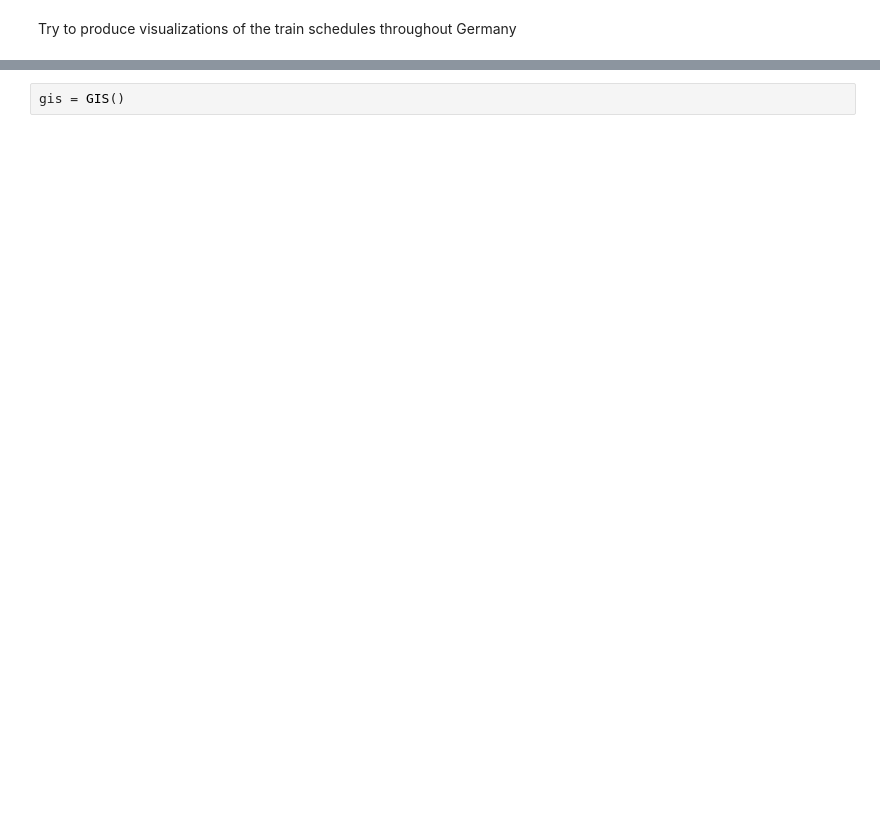
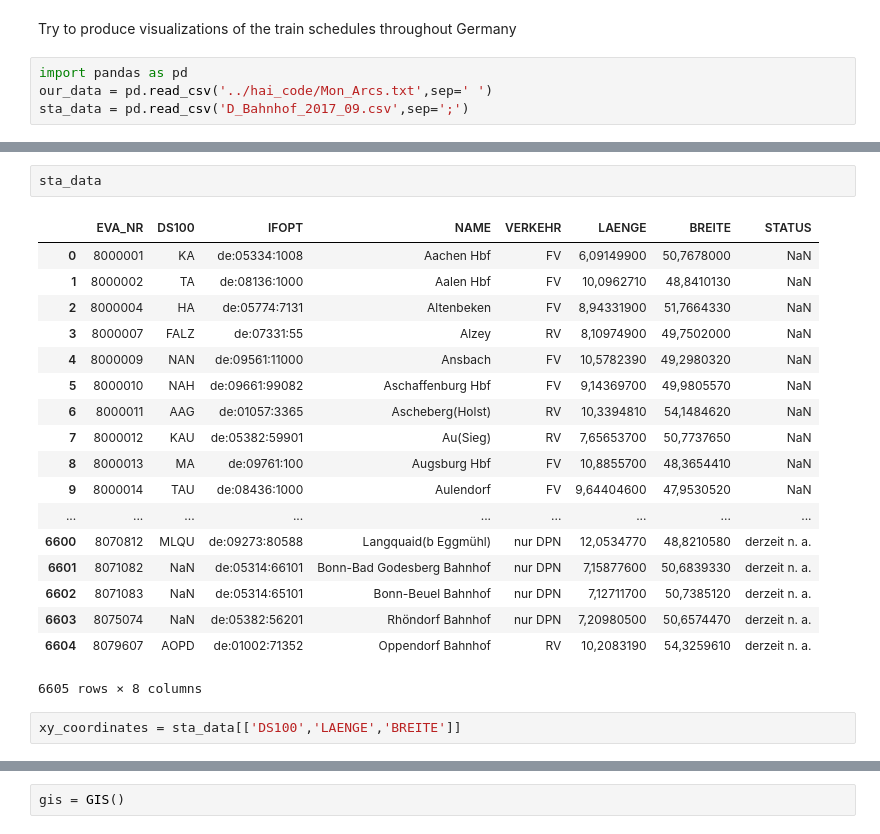
Before and after one commit to hainguyen93/grips-2019, a Jupyter notebook: ruby_code/Mapping.ipynb, the cells around one changed output, grey strips where cells are left out. Saved outputs shown, nothing was run; the diff lists cells and outputs as text; blank space fills up the shorter version.

```diff
--- a/ruby_code/Mapping.ipynb
+++ b/ruby_code/Mapping.ipynb
@@ -1,2 +1,6 @@
 # %% [markdown]
 Try to produce visualizations of the train schedules throughout Germany
+# %%
+import pandas as pd
+our_data = pd.read_csv('../hai_code/Mon_Arcs.txt',sep=' ')
+sta_data = pd.read_csv('D_Bahnhof_2017_09.csv',sep=';')
@@ -2,0 +28,23 @@ Try to produce visualizations of the train schedules throughout Germany
+# %%
+sta_data
+# %% [output]
+|  | EVA_NR | DS100 | IFOPT | NAME | VERKEHR | LAENGE | BREITE | STATUS |
+| 0 | 8000001 | KA | de:05334:1008 | Aachen Hbf | FV | 6,09149900 | 50,7678000 | NaN |
+| 1 | 8000002 | TA | de:08136:1000 | Aalen Hbf | FV | 10,0962710 | 48,8410130 | NaN |
+| 2 | 8000004 | HA | de:05774:7131 | Altenbeken | FV | 8,94331900 | 51,7664330 | NaN |
+| 3 | 8000007 | FALZ | de:07331:55 | Alzey | RV | 8,10974900 | 49,7502000 | NaN |
+| 4 | 8000009 | NAN | de:09561:11000 | Ansbach | FV | 10,5782390 | 49,2980320 | NaN |
+| 5 | 8000010 | NAH | de:09661:99082 | Aschaffenburg Hbf | FV | 9,14369700 | 49,9805570 | NaN |
+| 6 | 8000011 | AAG | de:01057:3365 | Ascheberg(Holst) | RV | 10,3394810 | 54,1484620 | NaN |
+| 7 | 8000012 | KAU | de:05382:59901 | Au(Sieg) | RV | 7,65653700 | 50,7737650 | NaN |
+| 8 | 8000013 | MA | de:09761:100 | Augsburg Hbf | FV | 10,8855700 | 48,3654410 | NaN |
+| 9 | 8000014 | TAU | de:08436:1000 | Aulendorf | FV | 9,64404600 | 47,9530520 | NaN |
+| ... | ... | ... | ... | ... | ... | ... | ... | ... |
+| 6600 | 8070812 | MLQU | de:09273:80588 | Langquaid(b Eggmühl) | nur DPN | 12,0534770 | 48,8210580 | derzeit n. a. |
+| 6601 | 8071082 | NaN | de:05314:66101 | Bonn-Bad Godesberg Bahnhof | nur DPN | 7,15877600 | 50,6839330 | derzeit n. a. |
+| 6602 | 8071083 | NaN | de:05314:65101 | Bonn-Beuel Bahnhof | nur DPN | 7,12711700 | 50,7385120 | derzeit n. a. |
+| 6603 | 8075074 | NaN | de:05382:56201 | Rhöndorf Bahnhof | nur DPN | 7,20980500 | 50,6574470 | derzeit n. a. |
+| 6604 | 8079607 | AOPD | de:01002:71352 | Oppendorf Bahnhof | RV | 10,2083190 | 54,3259610 | derzeit n. a. |
+6605 rows × 8 columns
+# %%
+xy_coordinates = sta_data[['DS100','LAENGE','BREITE']]
```
Also changed, not shown: parts of 34 cells of this notebook, 5 other files.
